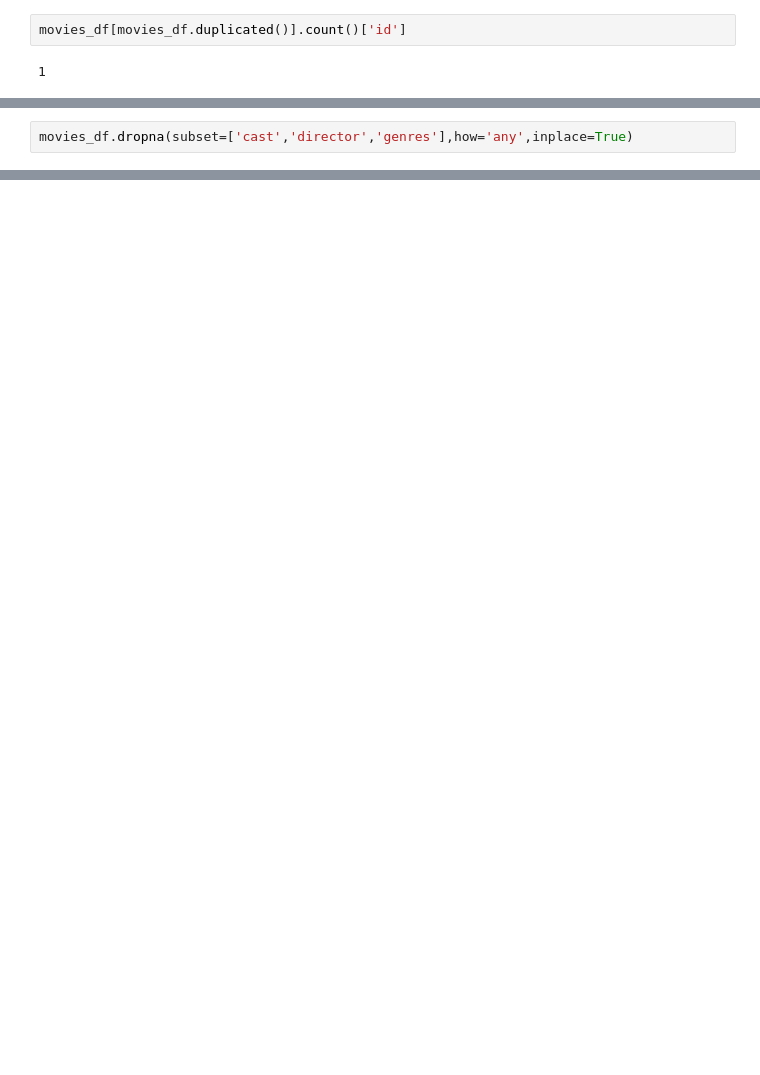
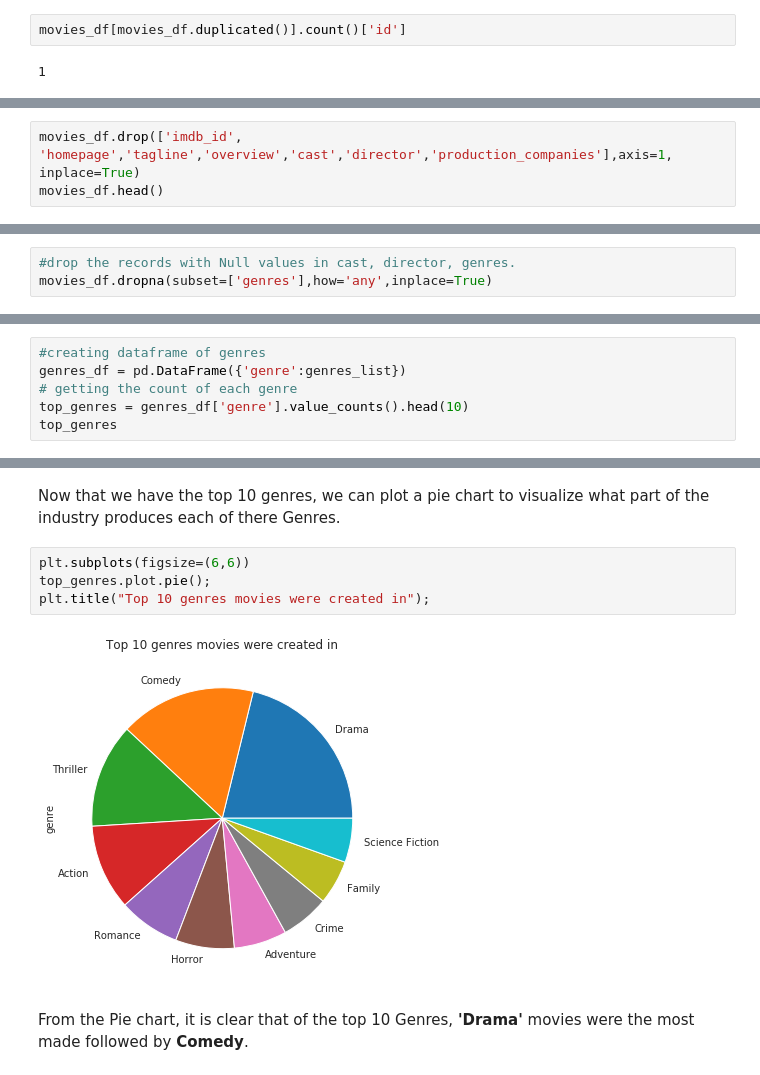
Before and after one commit to gautamgadiyar/Movies_data_investigation, a Jupyter notebook: movie-dataset-investigation.ipynb, the cells around one changed output, grey strips where cells are left out. Cells and saved outputs as stored; diff of their text form; blank space fills up the shorter version.

```diff
--- a/movie-dataset-investigation.ipynb
+++ b/movie-dataset-investigation.ipynb
@@ -149,2 +122,0 @@ movies_df['runtime'] = movies_df['runtime'].replace({0:np.nan})
-# %%
-movies_df.dropna(subset=['cast','director','genres'],how='any',inplace=True)
@@ -385,0 +176,3 @@ plt.show()
+# %%
+movies_df.drop(['imdb_id', 'homepage','tagline','overview','cast','director','production_companies'],axis=1, inplace=True)
+movies_df.head()
@@ -385,0 +198,3 @@ plt.show()
+# %%
+#drop the records with Null values in cast, director, genres.
+movies_df.dropna(subset=['genres'],how='any',inplace=True)
@@ -385,0 +403,6 @@ plt.show()
+# %%
+#creating dataframe of genres
+genres_df = pd.DataFrame({'genre':genres_list})
+# getting the count of each genre
+top_genres = genres_df['genre'].value_counts().head(10)
+top_genres
@@ -385,0 +421,10 @@ plt.show()
+# %% [markdown]
+Now that we have the top 10 genres, we can plot a pie chart to visualize what part of the industry produces each of there Genres.
+# %%
+plt.subplots(figsize=(6,6))
+top_genres.plot.pie();
+plt.title("Top 10 genres movies were created in");
+# %% [output]
+[figure, added]
+# %% [markdown]
+From the Pie chart, it is clear that of the top 10 Genres, **'Drama'** movies were the most made followed by **Comedy**.
```
Also changed, not shown: parts of 90 cells of this notebook.
